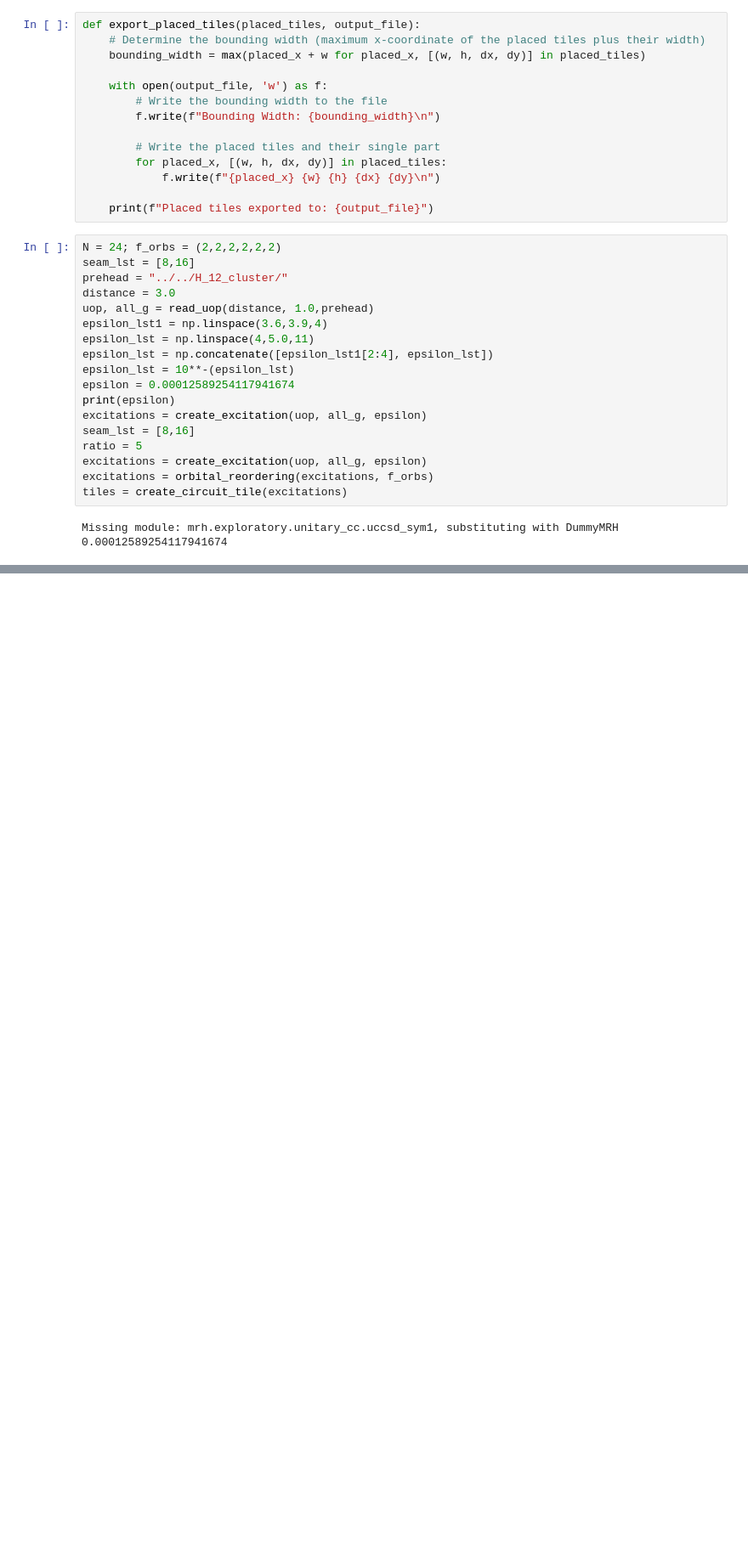
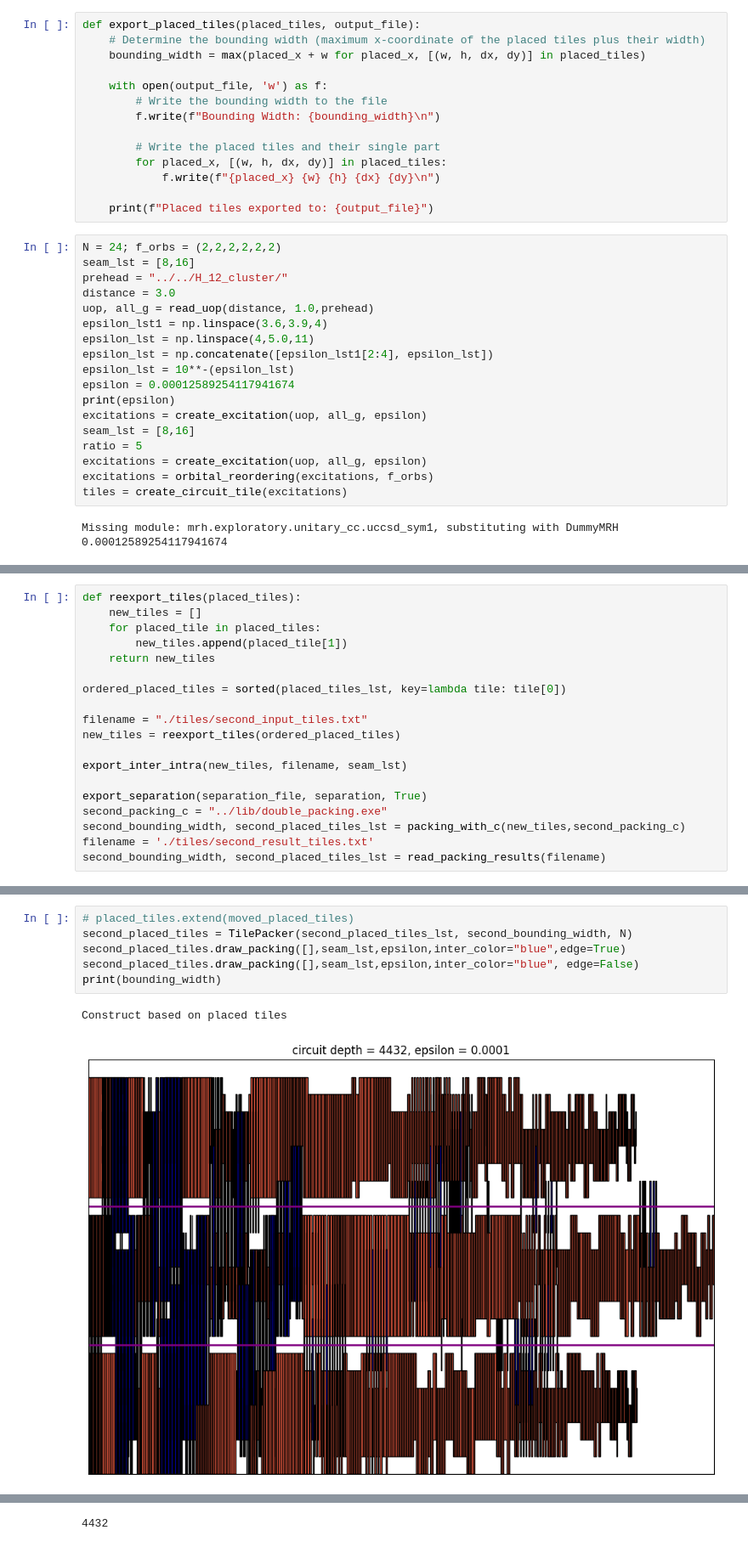
Before and after one commit to TianXue2002/H-chain, a Jupyter notebook: src/double_packing/double_packing.ipynb, the cells around one changed output, grey strips where cells are left out. Shown at 85% size. Drawn from its saved outputs; the diff is of its cells as text; blank space fills up the shorter version.

```diff
--- a/src/double_packing/double_packing.ipynb
+++ b/src/double_packing/double_packing.ipynb
@@ -189,0 +211,19 @@ Construct based on placed tiles
+# %%
+def reexport_tiles(placed_tiles):
+    new_tiles = []
+    for placed_tile in placed_tiles:
+        new_tiles.append(placed_tile[1])
+    return new_tiles
+
+ordered_placed_tiles = sorted(placed_tiles_lst, key=lambda tile: tile[0])
+
+filename = "./tiles/second_input_tiles.txt"
+new_tiles = reexport_tiles(ordered_placed_tiles)
+
+export_inter_intra(new_tiles, filename, seam_lst)
+
+export_separation(separation_file, separation, True)
+second_packing_c = "../lib/double_packing.exe"
+second_bounding_width, second_placed_tiles_lst = packing_with_c(new_tiles,second_packing_c)
+filename = './tiles/second_result_tiles.txt'
+second_bounding_width, second_placed_tiles_lst = read_packing_results(filename)
@@ -189,0 +236,9 @@ Construct based on placed tiles
+# %%
+# placed_tiles.extend(moved_placed_tiles)
+second_placed_tiles = TilePacker(second_placed_tiles_lst, second_bounding_width, N)
+second_placed_tiles.draw_packing([],seam_lst,epsilon,inter_color="blue",edge=True)
+second_placed_tiles.draw_packing([],seam_lst,epsilon,inter_color="blue", edge=False)
+print(bounding_width)
+# %% [output]
+Construct based on placed tiles
+[figure, added]
@@ -189,0 +246 @@ Construct based on placed tiles
+4432
```
Also changed, not shown: parts of 8 cells of this notebook, 54 other files.
